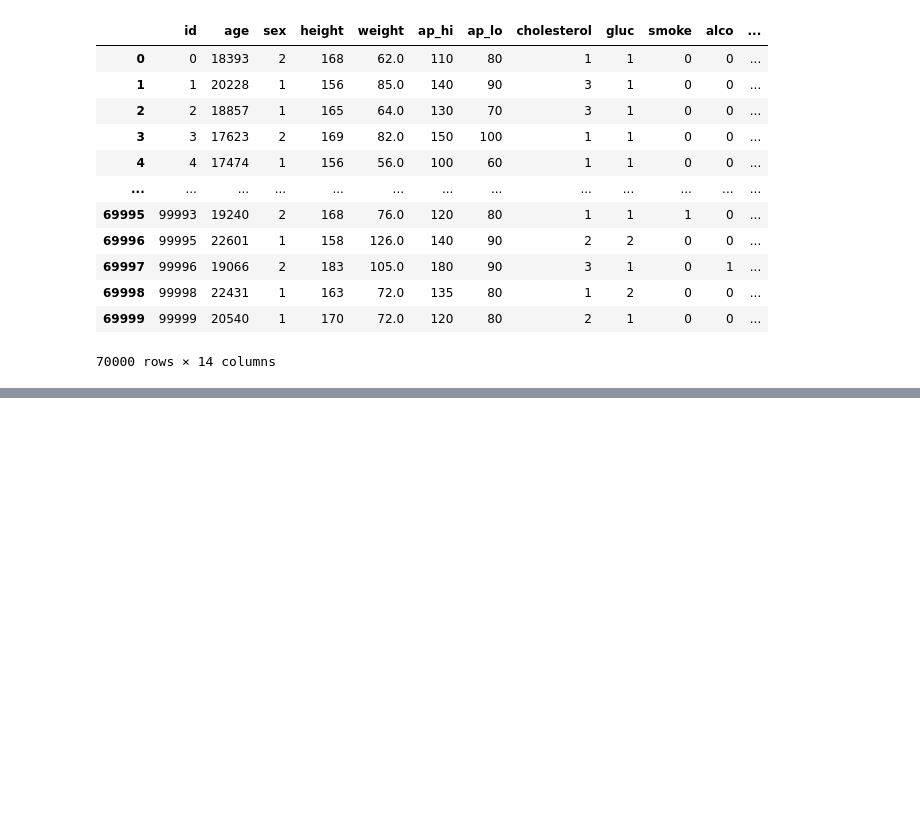
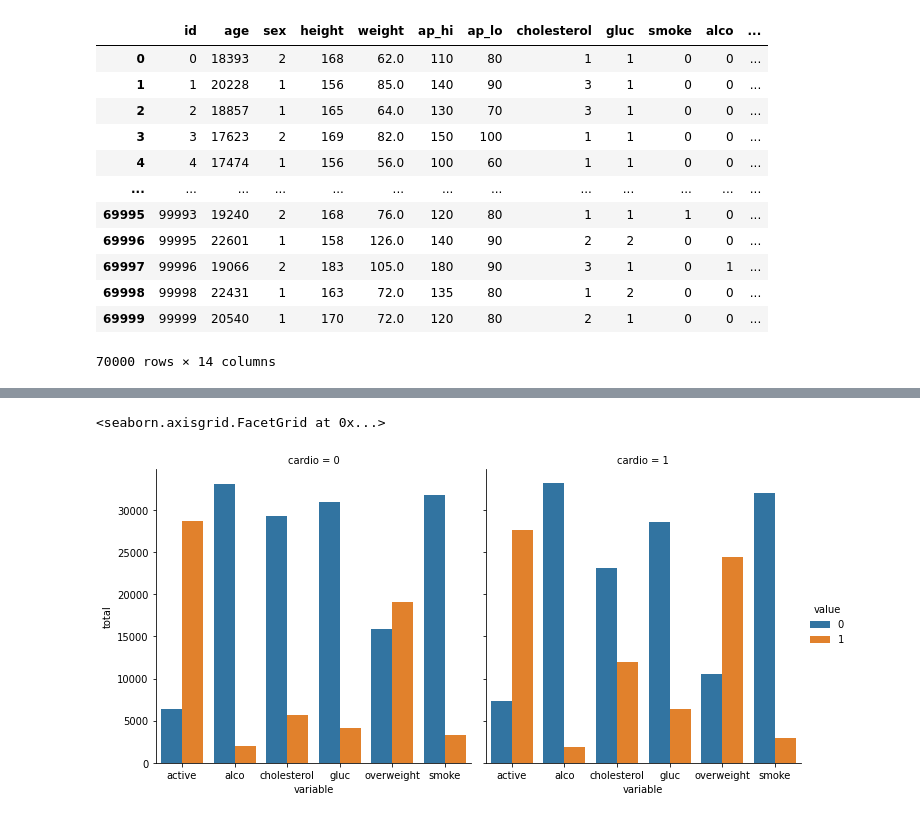
Before and after one commit to MohamedAbdElgni/Medical_Ex, a Jupyter notebook: WOrk with medical data.ipynb, the cells around one changed output, grey strips where cells are left out. Saved outputs shown, nothing was run; the diff lists cells and outputs as text; code cells hidden in the pictures; blank space fills up the shorter version.

```diff
--- a/WOrk with medical data.ipynb
+++ b/WOrk with medical data.ipynb
@@ -56,0 +113,19 @@ df
+# %%
+vars = sorted(["cholesterol", "gluc", "smoke", "alco", "active", "overweight"])
+df_cat=pd.melt(df,id_vars=['cardio'],value_vars=vars)
+df_cat=df_cat.value_counts().reset_index(name='total')
+# %%
+fig = sns.catplot(
+        data=df_cat,
+        x="variable",
+        y="total",
+        hue="value",
+        col="cardio",
+        kind="bar",
+        order=vars,)
+fig.set_ylabels("total")
+fig.set_xlabels("variable")
+fig
+# %% [output]
+<seaborn.axisgrid.FacetGrid at 0x...>
+[figure, added]
```
Also changed, not shown: parts of 6 cells of this notebook, 1 other file.
